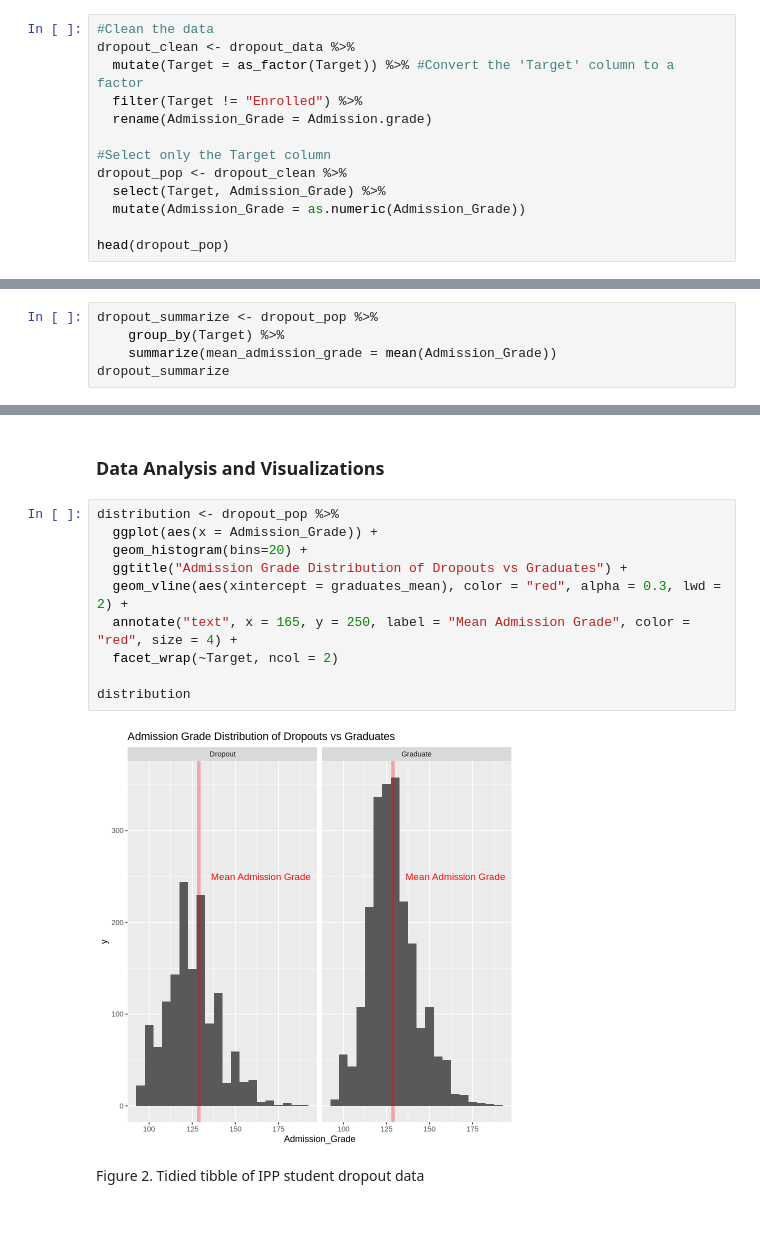
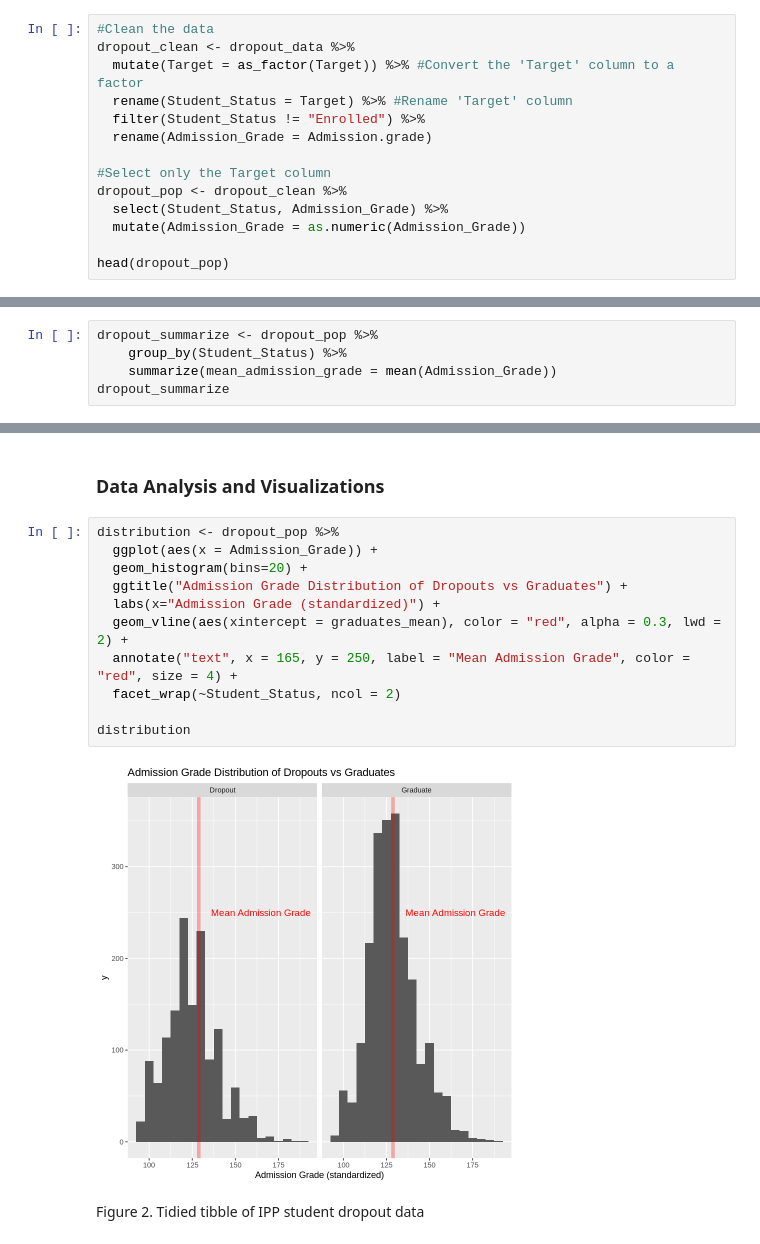
Before and after one commit to yui-ubc/stat-201-2023w1-group-20, a Jupyter notebook: project_proposal.ipynb, the cells around one changed output, grey strips where cells are left out. Saved outputs shown, nothing was run; the diff lists cells and outputs as text.

Commit message:
renamed Target column, added visualization

```diff
--- a/project_proposal.ipynb
+++ b/project_proposal.ipynb
@@ -86,12 +86,13 @@ Our primary focus is to transform the data into appropriate data types and filte
 #Clean the data
 dropout_clean <- dropout_data %>%
   mutate(Target = as_factor(Target)) %>% #Convert the 'Target' column to a factor
-  filter(Target != "Enrolled") %>%
+  rename(Student_Status = Target) %>% #Rename 'Target' column
+  filter(Student_Status != "Enrolled") %>%
   rename(Admission_Grade = Admission.grade)
 
 #Select only the Target column
 dropout_pop <- dropout_clean %>%
-  select(Target, Admission_Grade) %>%
+  select(Student_Status, Admission_Grade) %>%
   mutate(Admission_Grade = as.numeric(Admission_Grade))
 
 head(dropout_pop)
@@ -124,6 +125,6 @@ A tibble: 2 × 2
 We can calculate the sample mean of admission grades for both dropout and graduate students to obtain preliminary results regarding their differences by regrouping the response variable.
 # %%
 dropout_summarize <- dropout_pop %>%
-    group_by(Target) %>%
+    group_by(Student_Status) %>%
     summarize(mean_admission_grade = mean(Admission_Grade))
 dropout_summarize
@@ -143,15 +144,16 @@ A tibble: 2 × 2
 # %%
 distribution <- dropout_pop %>%
   ggplot(aes(x = Admission_Grade)) +
   geom_histogram(bins=20) +
   ggtitle("Admission Grade Distribution of Dropouts vs Graduates") +
+  labs(x="Admission Grade (standardized)") +
   geom_vline(aes(xintercept = graduates_mean), color = "red", alpha = 0.3, lwd = 2) +
   annotate("text", x = 165, y = 250, label = "Mean Admission Grade", color = "red", size = 4) +
-  facet_wrap(~Target, ncol = 2)
+  facet_wrap(~Student_Status, ncol = 2)
 
 distribution
 # %% [output]
-[figure, old version]
+[figure, new version]
 # %% [markdown]
 Figure 2. Tidied tibble of IPP student dropout data
 # %% [markdown]
```
Also changed, not shown: parts of 7 cells of this notebook.
